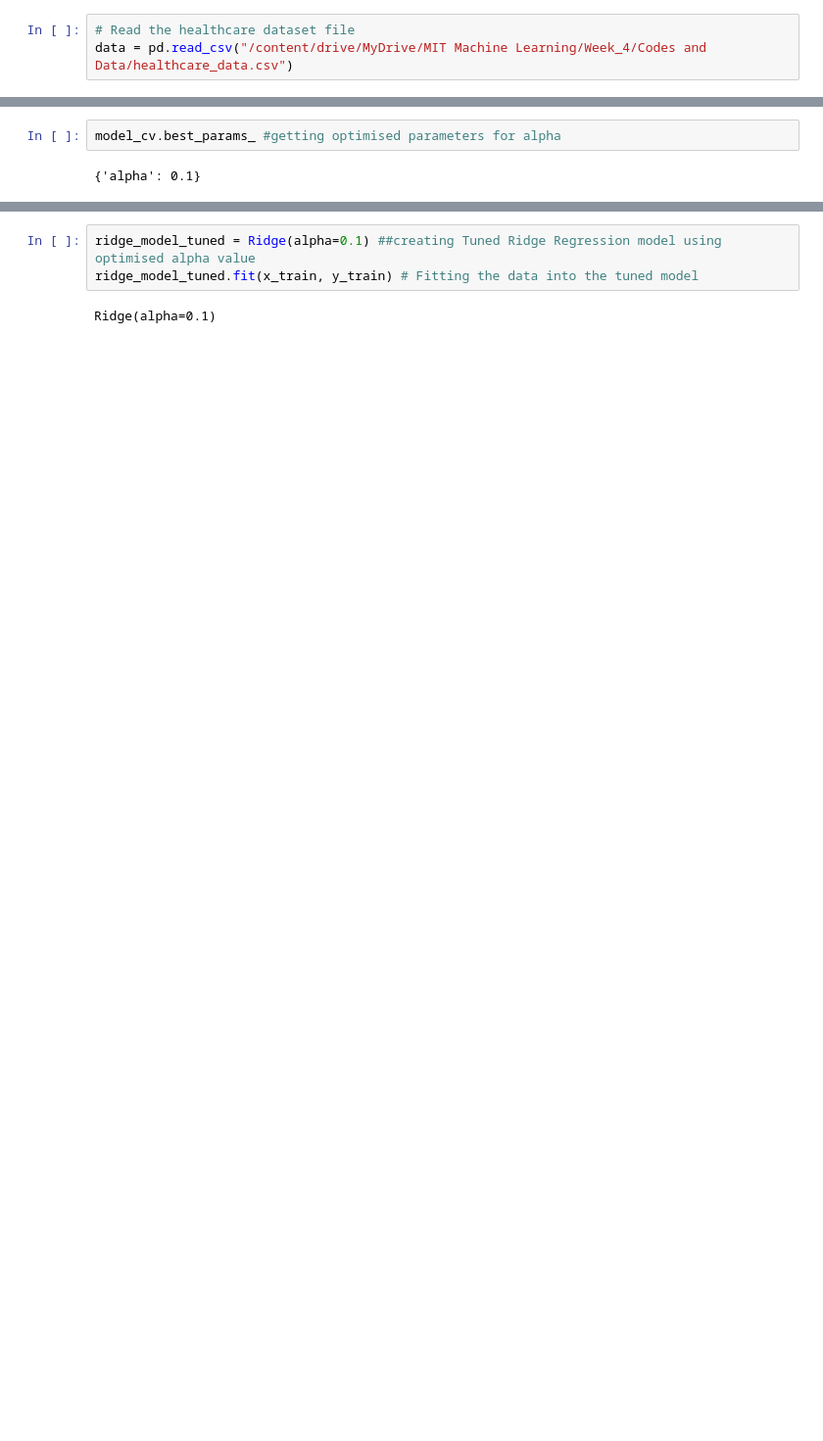
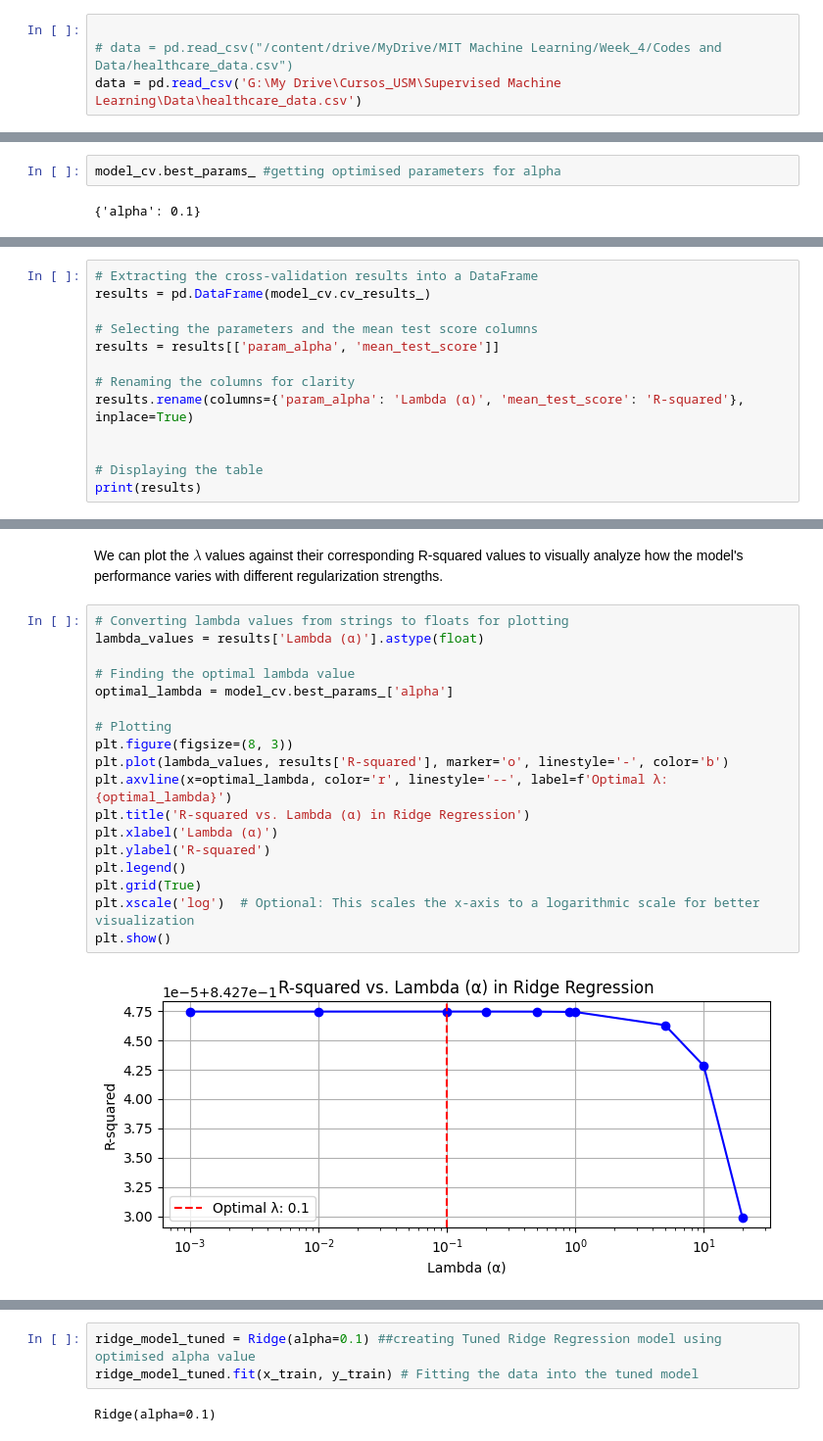
Before and after one commit to fdiaz1968/ML-Course, a Jupyter notebook: docs/Clase 7 - Regularizacion.ipynb, the cells around one changed output, grey strips where cells are left out. Shown at 98% size. Drawn from its saved outputs; the diff is of its cells as text; blank space fills up the shorter version.

```diff
--- a/docs/Clase 7 - Regularizacion.ipynb
+++ b/docs/Clase 7 - Regularizacion.ipynb
@@ -81,6 +48,7 @@ from sklearn.metrics import make_scorer,mean_squared_error, r2_score, mean_absol
 # %%
-# Read the healthcare dataset file
-data = pd.read_csv("/content/drive/MyDrive/MIT Machine Learning/Week_4/Codes and Data/healthcare_data.csv")
+
+# data = pd.read_csv("/content/drive/MyDrive/MIT Machine Learning/Week_4/Codes and Data/healthcare_data.csv")
+data = pd.read_csv('G:\My Drive\Cursos_USM\Supervised Machine Learning\Data\healthcare_data.csv')
 # %%
 # Copying data to another variable to avoid any changes to original data
 same_data = data.copy()
@@ -653,0 +418,13 @@ model_cv.best_params_ #getting optimised parameters for alpha
+# %%
+# Extracting the cross-validation results into a DataFrame
+results = pd.DataFrame(model_cv.cv_results_)
+
+# Selecting the parameters and the mean test score columns
+results = results[['param_alpha', 'mean_test_score']]
+
+# Renaming the columns for clarity
+results.rename(columns={'param_alpha': 'Lambda (α)', 'mean_test_score': 'R-squared'}, inplace=True)
+
+
+# Displaying the table
+print(results)
@@ -653,0 +443,22 @@ model_cv.best_params_ #getting optimised parameters for alpha
+# %% [markdown]
+We can plot the $\lambda$ values against their corresponding R-squared values to visually analyze how the model's performance varies with different regularization strengths.
+# %%
+# Converting lambda values from strings to floats for plotting
+lambda_values = results['Lambda (α)'].astype(float)
+
+# Finding the optimal lambda value
+optimal_lambda = model_cv.best_params_['alpha']
+
+# Plotting
+plt.figure(figsize=(8, 3))
+plt.plot(lambda_values, results['R-squared'], marker='o', linestyle='-', color='b')
+plt.axvline(x=optimal_lambda, color='r', linestyle='--', label=f'Optimal λ: {optimal_lambda}')
+plt.title('R-squared vs. Lambda (α) in Ridge Regression')
+plt.xlabel('Lambda (α)')
+plt.ylabel('R-squared')
+plt.legend()
+plt.grid(True)
+plt.xscale('log')  # Optional: This scales the x-axis to a logarithmic scale for better visualization
+plt.show()
+# %% [output]
+[figure, added]
```
Also changed, not shown: parts of 204 cells of this notebook, 1 other file.
